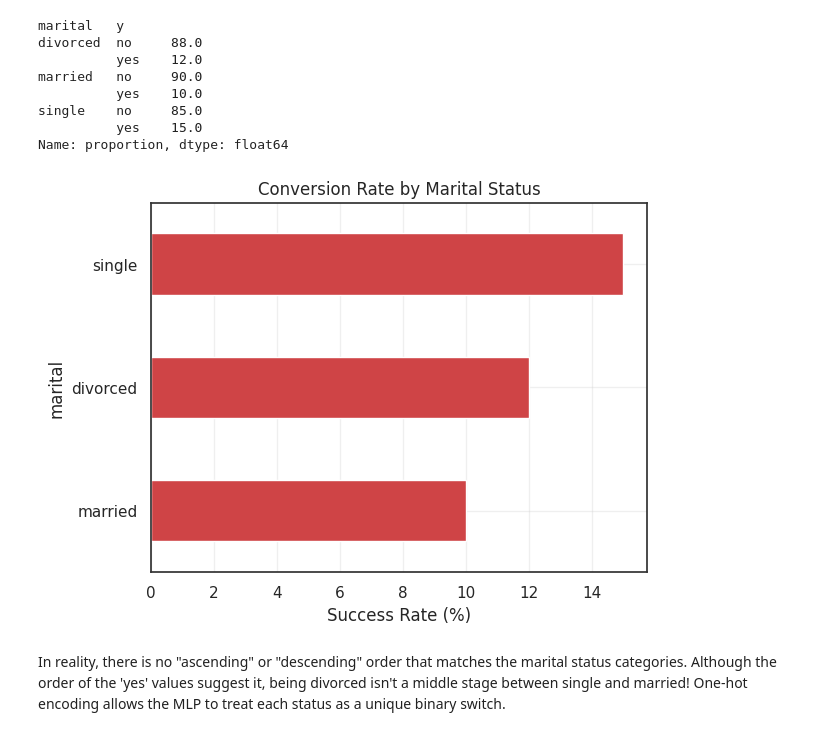
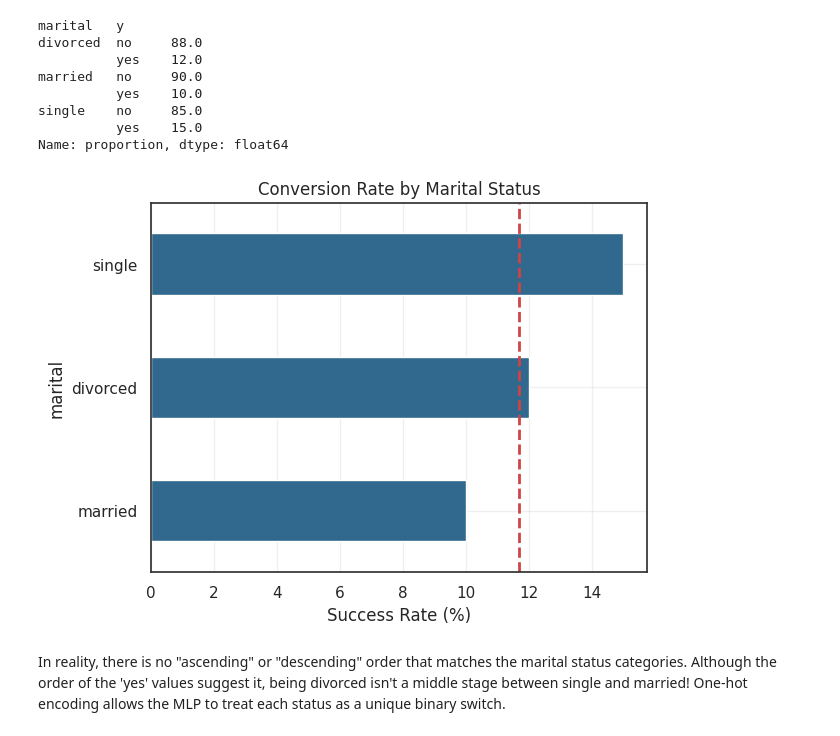
Before and after one commit to daemonchild/cardiffmet-dat6002-artificial-intelligence, a Jupyter notebook: assessment/part_2/1-Data-Preparation.ipynb, the cells around one changed output. Cells and saved outputs as stored; diff of their text form; code cells hidden in the pictures.

```diff
--- a/assessment/part_2/1-Data-Preparation.ipynb
+++ b/assessment/part_2/1-Data-Preparation.ipynb
@@ -707,13 +685,14 @@ Name: proportion, dtype: float64
 # %%
 # Plotting the success rates
 marital_plot_data = marital_status.unstack()['yes'].sort_values()
-marital_plot_data.plot(kind='barh', color=palette[1])
+marital_plot_data.plot(kind='barh', color=palette[0])
 plt.title('Conversion Rate by Marital Status')
 plt.xlabel('Success Rate (%)')
-plt.savefig('graphs/marital_success_rate.png', bbox_inches='tight', dpi=300)
+plt.axvline(x=11.7, color=palette[1], linestyle='--', linewidth=2, label=f'Average Rate (11.7%)')
+plt.savefig('graphs/1-data_prep/marital_success_rate.png', bbox_inches='tight', dpi=300)
 plt.show()
 # %% [output]
-[figure, old version]
+[figure, new version]
 # %% [markdown]
 In reality, there is no "ascending" or "descending" order that matches the marital status categories. Although the order of the 'yes' values suggest it, being divorced isn't a middle stage between single and married! One-hot encoding allows the MLP to treat each status as a unique binary switch.
 # %% [markdown]
```
Also changed, not shown: parts of 36 cells of this notebook, 44 other files.
